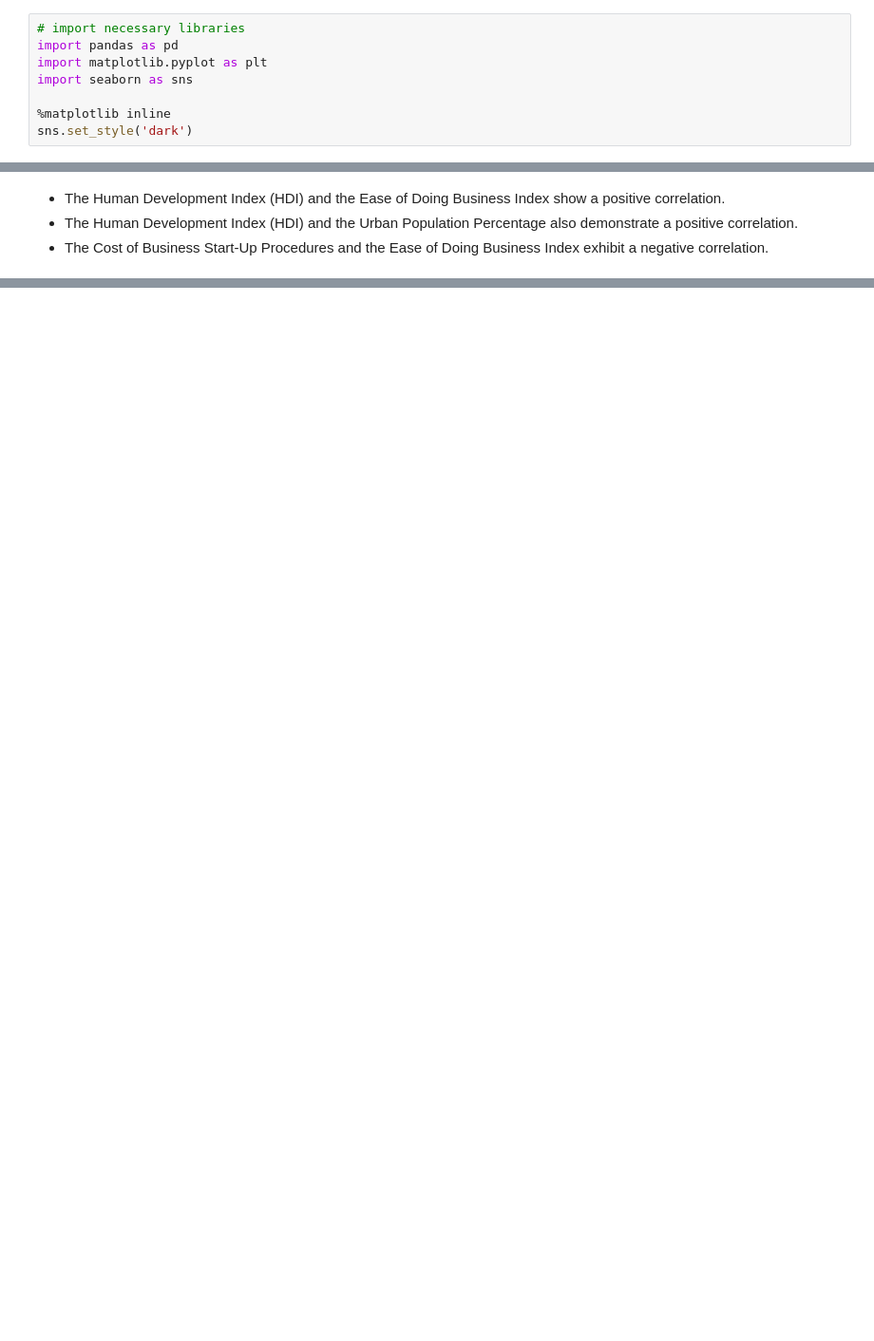
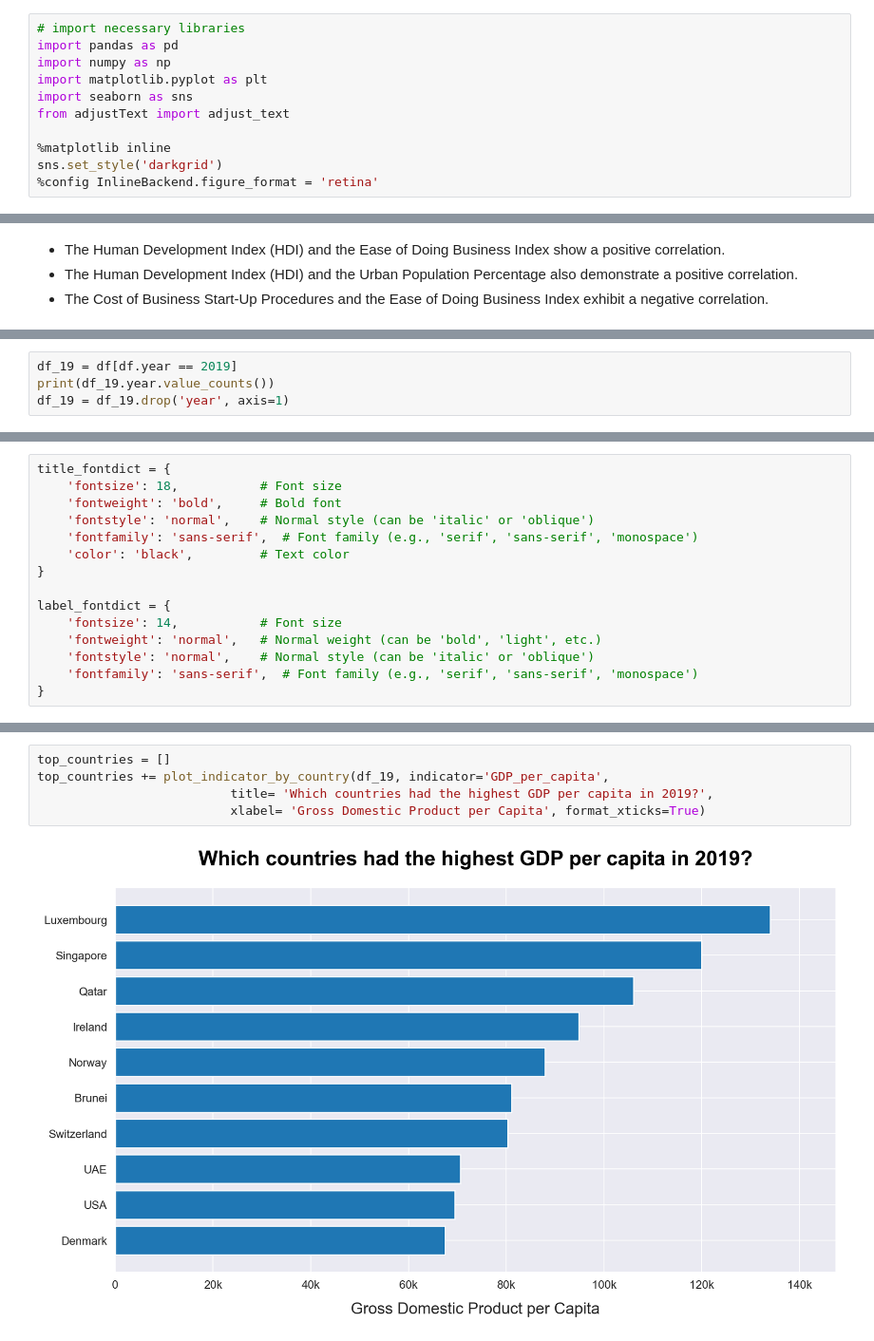
Before and after one commit to MohammadGhanaym/Data-Analysis-Projects, a Jupyter notebook: Top Countries for Middle-Class Markets/Top Countries for Middle-Class Markets.ipynb, the cells around one changed output, grey strips where cells are left out. Shown at 95% size. Drawn from its saved outputs; the diff is of its cells as text; blank space fills up the shorter version.

Commit message:
Progress: Analyzed indicators for top 10 countries in 2019

```diff
--- a/Top Countries for Middle-Class Markets/Top Countries for Middle-Class Markets.ipynb
+++ b/Top Countries for Middle-Class Markets/Top Countries for Middle-Class Markets.ipynb
@@ -41,11 +41,14 @@ We are going to use the `ddf--entities--geo--country.csv` file, as it contains i
 # %%
 # import necessary libraries
 import pandas as pd
+import numpy as np
 import matplotlib.pyplot as plt
 import seaborn as sns
+from adjustText import adjust_text
 
 %matplotlib inline
-sns.set_style('dark')
+sns.set_style('darkgrid')
+%config InlineBackend.figure_format = 'retina'
 # %% [markdown]
 ### Data Gathering
 # %%
@@ -508,0 +514,4 @@ plt.show()
+# %%
+df_19 = df[df.year == 2019]
+print(df_19.year.value_counts())
+df_19 = df_19.drop('year', axis=1)
@@ -510,0 +525,15 @@ plt.show()
+# %%
+title_fontdict = {
+    'fontsize': 18,           # Font size
+    'fontweight': 'bold',     # Bold font
+    'fontstyle': 'normal',    # Normal style (can be 'italic' or 'oblique')
+    'fontfamily': 'sans-serif',  # Font family (e.g., 'serif', 'sans-serif', 'monospace')
+    'color': 'black',         # Text color
+}
+
+label_fontdict = {
+    'fontsize': 14,           # Font size
+    'fontweight': 'normal',   # Normal weight (can be 'bold', 'light', etc.)
+    'fontstyle': 'normal',    # Normal style (can be 'italic' or 'oblique')
+    'fontfamily': 'sans-serif',  # Font family (e.g., 'serif', 'sans-serif', 'monospace')
+}
@@ -510,0 +648,7 @@ plt.show()
+# %%
+top_countries = []
+top_countries += plot_indicator_by_country(df_19, indicator='GDP_per_capita',
+                          title= 'Which countries had the highest GDP per capita in 2019?',
+                          xlabel= 'Gross Domestic Product per Capita', format_xticks=True)
+# %% [output]
+[figure, added]
```
Also changed, not shown: parts of 33 cells of this notebook.
